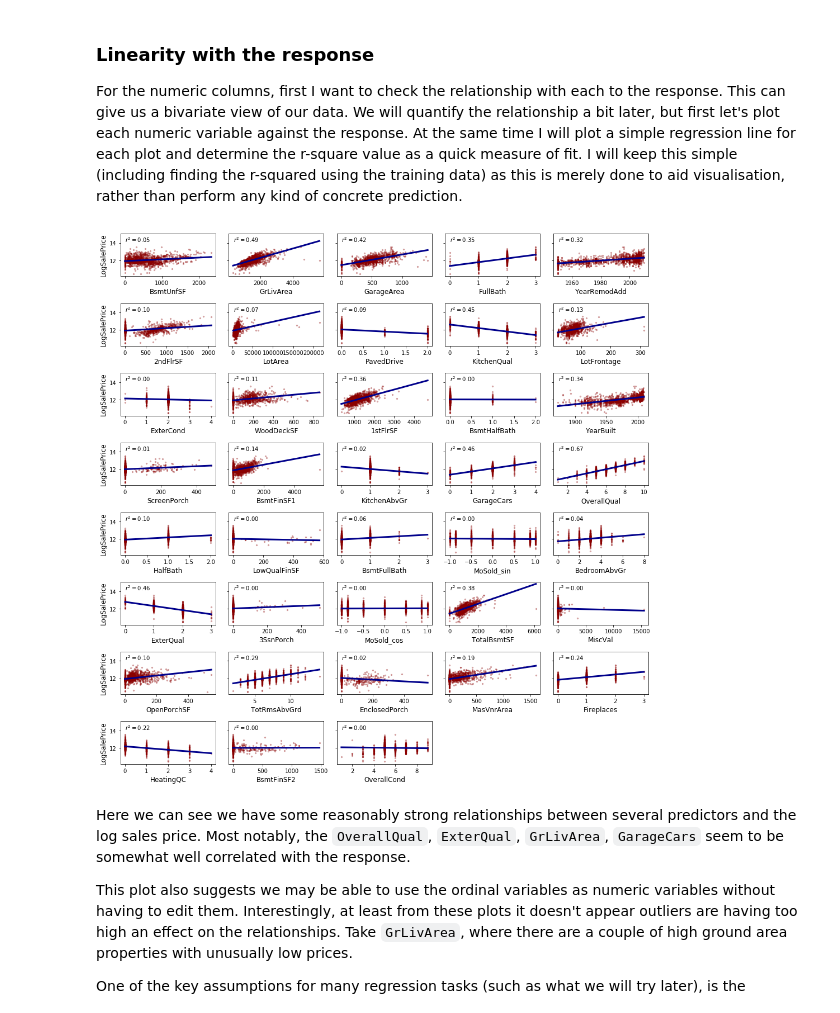
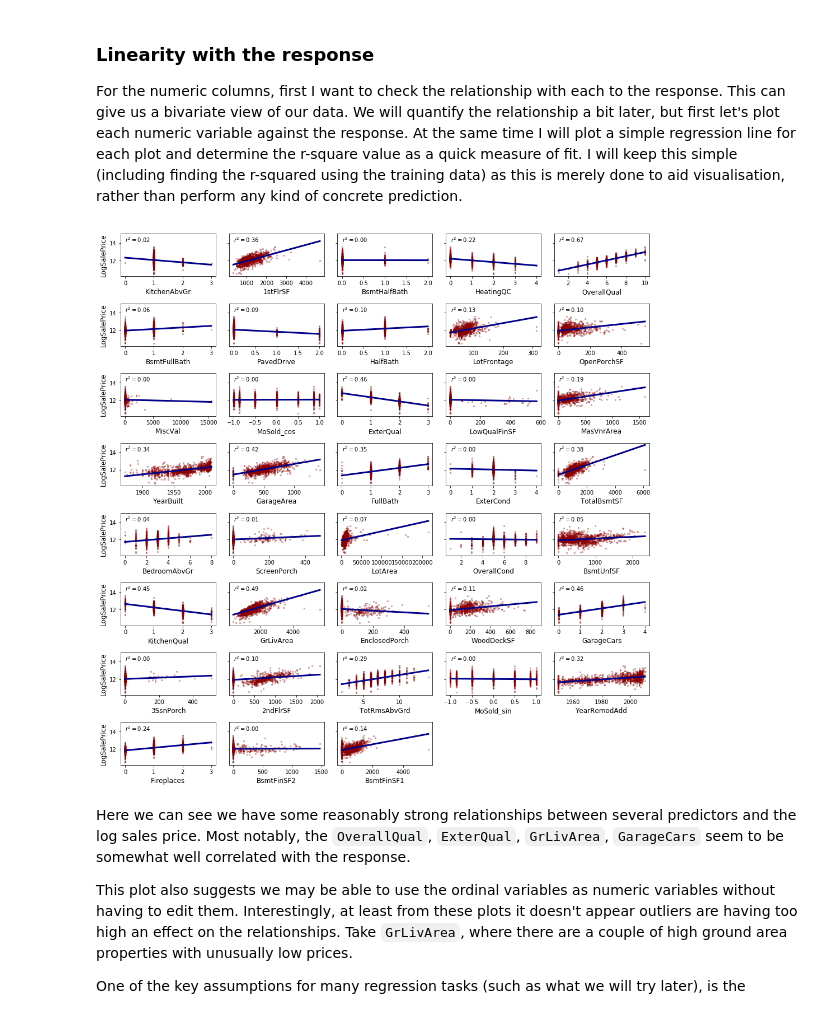
Before and after one commit to Hazzais/house_prices, a Jupyter notebook: House_price_prediction.ipynb, the cells around one changed output. Saved outputs shown, nothing was run; the diff lists cells and outputs as text; code cells hidden in the pictures.

```diff
--- a/House_price_prediction.ipynb
+++ b/House_price_prediction.ipynb
@@ -275,3 +275,6 @@ print("Number of categorical (non-numeric) features: {}".format(len(cols_cat)))
 # %% [output]
 Number of numeric features: 34
 Number of categorical (non-numeric) features: 45
+# %%
+initial_train.drop(columns='Utilities', inplace=True)
+initial_test.drop(columns='Utilities', inplace=True)
@@ -277,0 +286,10 @@ Number of categorical (non-numeric) features: 45
+# %%
+min_threshold = 10
+
+for sp in cols_cat:
+    vcounts = initial_train[sp].value_counts()
+    troublesome = vcounts[vcounts < min_threshold]
+    if len(troublesome) > 0:
+        print('\n============== ' + sp + ' ==============')
+        for vci, vcv in troublesome.iteritems():
+            print(str(vci) + ': ' + str(vcv))
@@ -533,7 +580,7 @@ fig, ax = plt.subplots(n_rows, n_cols, figsize=(14, 14), sharey=True)
 id_row = 0
 id_col = 0
 ax[id_row, id_col].set_ylabel('LogSalePrice', fontsize=12)
-for i, sp in enumerate({var for var in remaining_num_cols if var != 'LogSalePrice'}):
+for i, sp in enumerate({var for var in sorted(remaining_num_cols) if var != 'LogSalePrice'}):
 
     x_train = initial_train[sp].values
     use_logic = np.isfinite(x_train)
@@ -550,34 +597,34 @@ for i, sp in enumerate({var for var in remaining_num_cols if var != 'LogSalePric
     ax[id_row, id_col].set_xlabel(sp, fontsize=12)
     ax[id_row, id_col].plot([x_min, x_max], [y_lbf_low, y_lbf_high], color='darkblue', linewidth=3)
     ax[id_row, id_col].text(0.05, 0.8, '$r^{} = {:.2f}$'.format(2, r2_val), transform=ax[id_row, id_col].transAxes)
 
     # update row and column count
     if id_col == n_cols - 1:
         id_row += 1
         id_col = 0
         if i < (n_cols * n_rows - 1):
             ax[id_row, id_col].set_ylabel('LogSalePrice', fontsize=12)
     else:
         id_col += 1
 
 
 for k in np.arange(i - 1, n_rows * n_cols - 2):
 
     fig.delaxes(ax[id_row, id_col])
 
     # update row and column count
     if id_col == n_cols - 1:
         id_row += 1
         id_col = 0
     else:
         id_col += 1
 
 
 
 plt.tight_layout()
 plt.show()
 # %% [output]
-[figure, old version]
+[figure, new version]
 # %% [markdown]
 Here we can see we have some reasonably strong relationships between several predictors and the log sales price. Most notably, the `OverallQual`, `ExterQual`, `GrLivArea`, `GarageCars` seem to be somewhat well correlated with the response.
 
```
Also changed, not shown: parts of 42 cells of this notebook.
